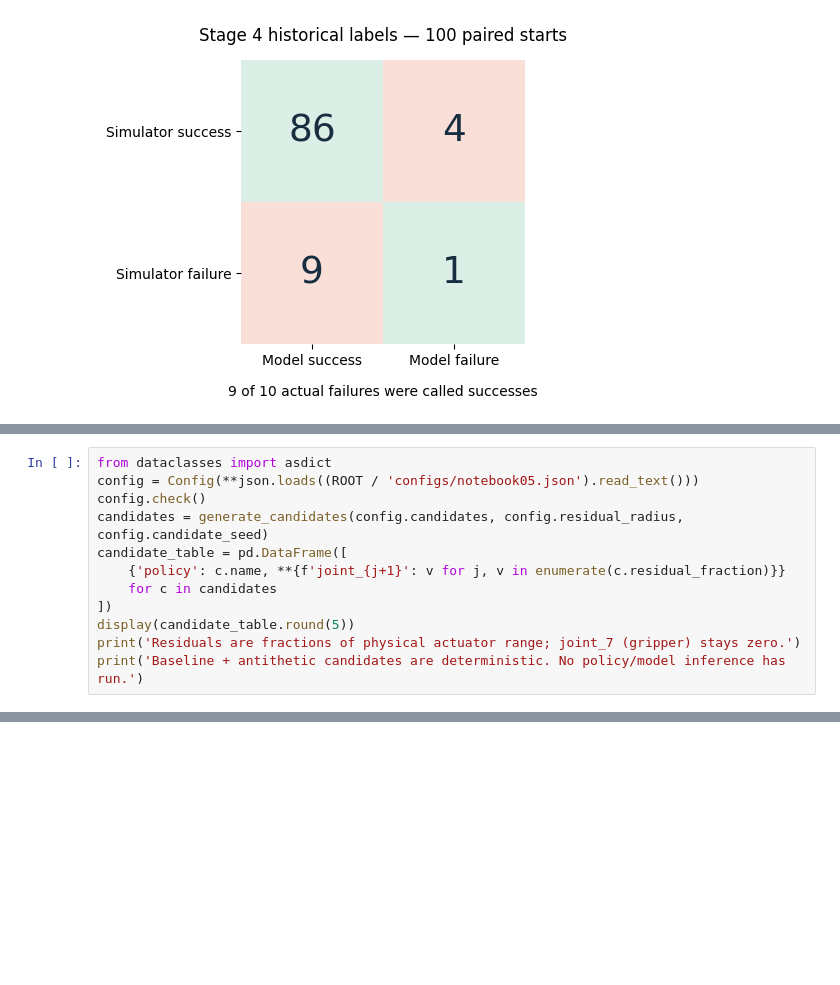
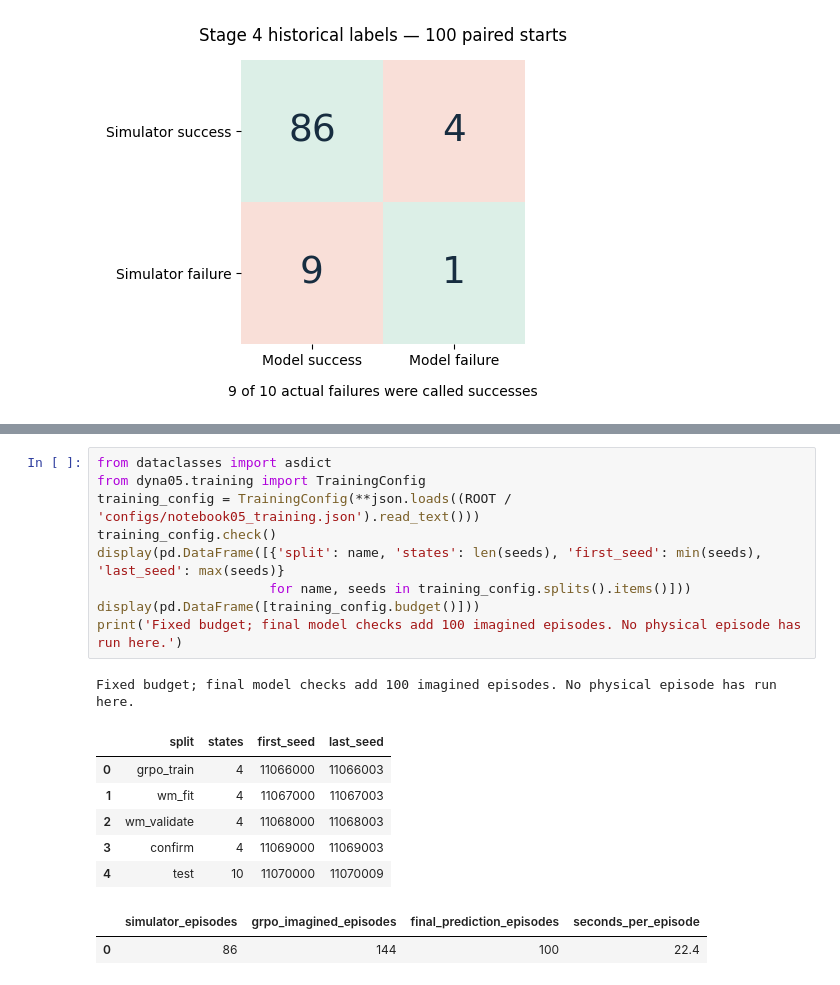
Before and after one commit to Kevin11Kaikai/Newest_WorldGym_Autobio, a Jupyter notebook: 05_dyna_style_closed_loop.ipynb, the cells around one changed output, grey strips where cells are left out. Saved outputs shown, nothing was run; the diff lists cells and outputs as text; blank space fills up the shorter version.

```diff
--- a/05_dyna_style_closed_loop.ipynb
+++ b/05_dyna_style_closed_loop.ipynb
@@ -86,12 +67,0 @@ plt.show()
-# %%
-from dataclasses import asdict
-config = Config(**json.loads((ROOT / 'configs/notebook05.json').read_text()))
-config.check()
-candidates = generate_candidates(config.candidates, config.residual_radius, config.candidate_seed)
-candidate_table = pd.DataFrame([
-    {'policy': c.name, **{f'joint_{j+1}': v for j, v in enumerate(c.residual_fraction)}}
-    for c in candidates
-])
-display(candidate_table.round(5))
-print('Residuals are fractions of physical actuator range; joint_7 (gripper) stays zero.')
-print('Baseline + antithetic candidates are deterministic. No policy/model inference has run.')
@@ -144,0 +82,19 @@ Common horizon: 112 packets = 22.4 seconds.
+# %%
+from dataclasses import asdict
+from dyna05.training import TrainingConfig
+training_config = TrainingConfig(**json.loads((ROOT / 'configs/notebook05_training.json').read_text()))
+training_config.check()
+display(pd.DataFrame([{'split': name, 'states': len(seeds), 'first_seed': min(seeds), 'last_seed': max(seeds)}
+                      for name, seeds in training_config.splits().items()]))
+display(pd.DataFrame([training_config.budget()]))
+print('Fixed budget; final model checks add 100 imagined episodes. No physical episode has run here.')
+# %% [output]
+Fixed budget; final model checks add 100 imagined episodes. No physical episode has run here.
+|  | split | states | first_seed | last_seed |
+| 0 | grpo_train | 4 | 11066000 | 11066003 |
+| 1 | wm_fit | 4 | 11067000 | 11067003 |
+| 2 | wm_validate | 4 | 11068000 | 11068003 |
+| 3 | confirm | 4 | 11069000 | 11069003 |
+| 4 | test | 10 | 11070000 | 11070009 |
+|  | simulator_episodes | grpo_imagined_episodes | final_prediction_episodes | seconds_per_episode |
+| 0 | 86 | 144 | 100 | 22.4 |
```
Also changed, not shown: parts of 20 cells of this notebook, 16 other files.
